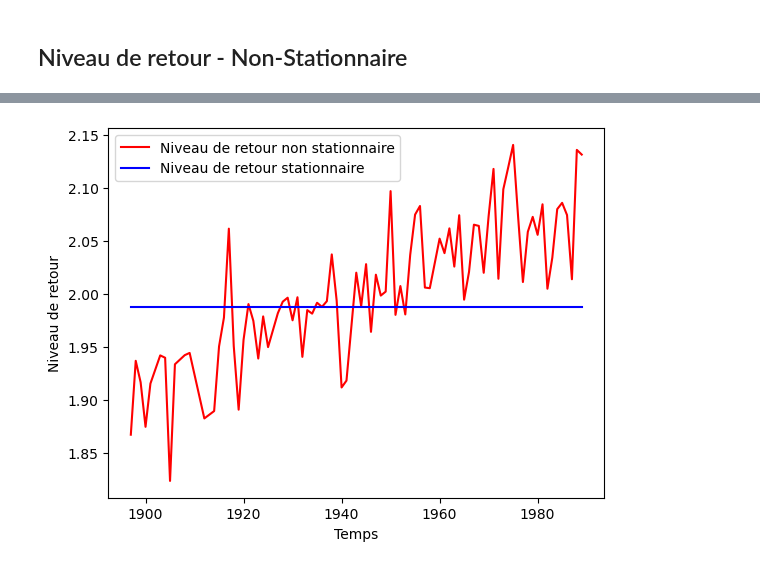
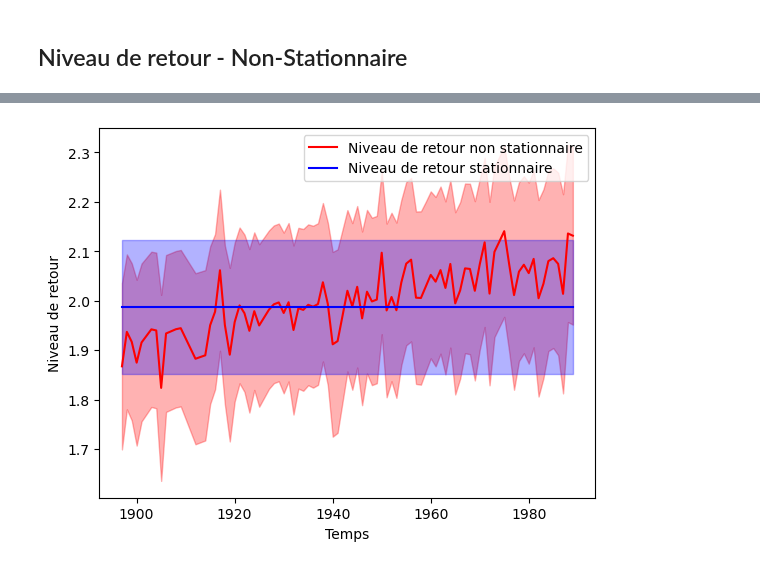
Before and after one commit to hydrologie/xhydro, a Jupyter notebook: docs/notebooks/presentation.ipynb, the cells around one changed output, grey strips where cells are left out. Cells and saved outputs as stored; diff of their text form; code cells hidden in the pictures.

```diff
--- a/docs/notebooks/presentation.ipynb
+++ b/docs/notebooks/presentation.ipynb
@@ -150,6 +415,8 @@ Data variables:
 # %% [markdown]
 ## Niveau de retour - Stationnaire
 # %%
-return_level_stat = return_level(ds, dist="genextreme", method="ml", return_period=1000, vars=["SeaLevel"])
+return_level_stat = return_level(
+    ds, dist="genextreme", method="ml", return_period=1000, vars=["SeaLevel"]
+)
 return_level_stat
 # %% [output]
@@ -170,6 +439,13 @@ Attributes:
 # %% [markdown]
 ## Niveau de retour - Non-Stationnaire
 # %%
-return_level_nstat = return_level(ds, dist="genextreme", method="ml", return_period=1000, vars=["SeaLevel"], locationcov=["time", "SOI"])
+return_level_nstat = return_level(
+    ds,
+    dist="genextreme",
+    method="ml",
+    return_period=1000,
+    vars=["SeaLevel"],
+    locationcov=["time", "SOI"],
+)
 return_level_nstat
 # %% [output]
@@ -190,13 +489,28 @@ Attributes:
 # %%
 y_nstat = return_level_nstat.SeaLevel[:].values
 y_stat = [return_level_stat.SeaLevel[:].values for i in range(len(y_nstat))]
 
 x = ds.time
 plt.plot(x, y_nstat, color="red", label="Niveau de retour non stationnaire")
+plt.fill_between(
+    x,
+    return_level_nstat["SeaLevel_lower"].values,
+    return_level_nstat["SeaLevel_upper"].values,
+    color="red",
+    alpha=0.3,
+)
 plt.plot(x, y_stat, color="blue", label="Niveau de retour stationnaire")
+plt.fill_between(
+    x,
+    return_level_stat["SeaLevel_lower"].values,
+    return_level_stat["SeaLevel_upper"].values,
+    color="blue",
+    alpha=0.3,
+)
+
 plt.xlabel("Temps")
 plt.ylabel("Niveau de retour")
 plt.legend()
 plt.show()
 # %% [output]
-[figure, old version]
+[figure, new version]
```
Also changed, not shown: parts of 8 cells of this notebook, 3 other files.
